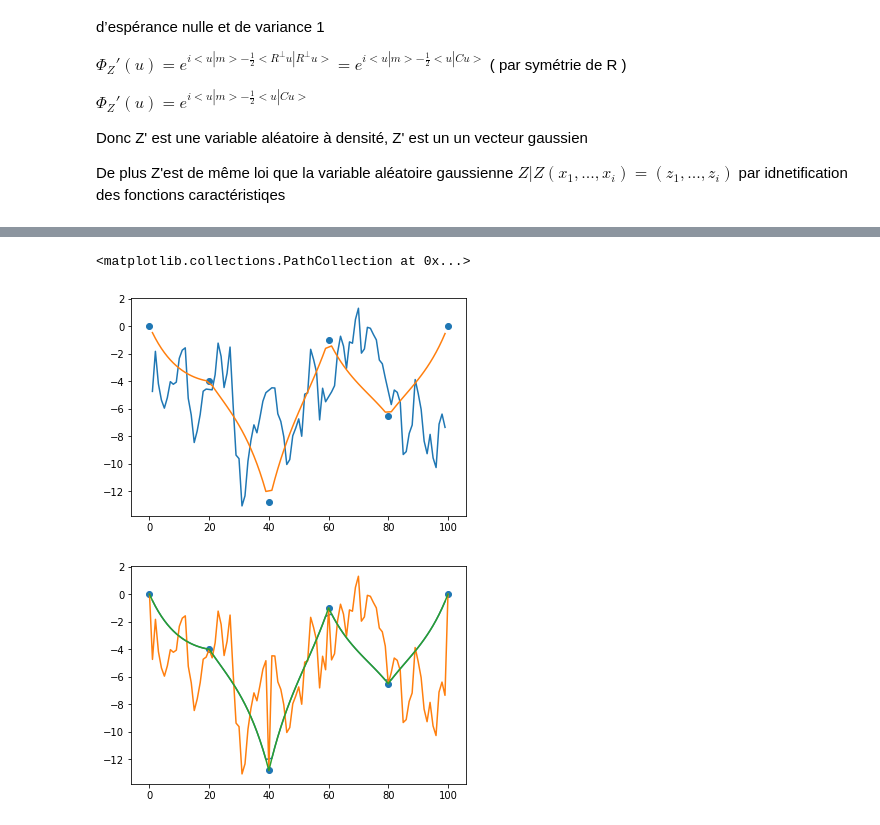
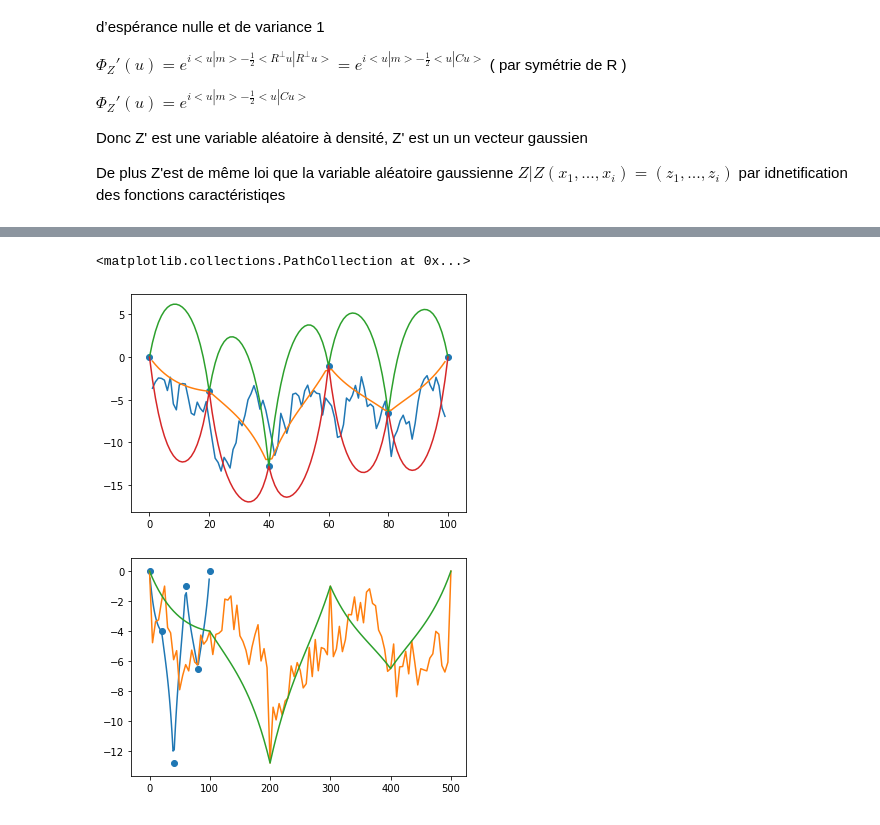
Before and after one commit to Gasp141/ProjetMaths3, a Jupyter notebook: ProjMaths3.ipynb, the cells around one changed output, grey strips where cells are left out. Drawn from its saved outputs; the diff is of its cells as text; code cells hidden in the pictures.

```diff
--- a/ProjMaths3.ipynb
+++ b/ProjMaths3.ipynb
@@ -86,12 +105,12 @@ rows = np.array(unknown_indexes, dtype=np.intp)
 columns = np.array(unknown_indexes, dtype=np.intp)
 covar_unk_unk = covar[rows[:, np.newaxis], columns]
 
-rows = np.array(unknown_indexes, dtype=np.intp)
-columns = np.array(observation_indexes, dtype=np.intp)
+columns = np.array(unknown_indexes, dtype=np.intp)
+rows = np.array(observation_indexes, dtype=np.intp)
 covar_obs_unk= covar[rows[:, np.newaxis], columns]
 # %%
-esp_cond = np.array([mu for i in range(N - len(observation_indexes))]) +  covar_obs_unk @ np.linalg.inv(covar_obs_obs)@(np.array(depth) - [mu for i in range( len( observation_indexes)) ])
+esp_cond = np.array([mu for i in range(len(unknown_indexes))]) +  covar_obs_unk.transpose() @ np.linalg.inv(covar_obs_obs)@(np.array(depth) - [mu for i in range( len( observation_indexes)) ])
 # %%
-cov_cond = covar_unk_unk - covar_obs_unk@np.linalg.inv(covar_obs_obs) @ covar_obs_unk.transpose()
+cov_cond = covar_unk_unk - covar_obs_unk.transpose()@np.linalg.inv(covar_obs_obs) @ covar_obs_unk
 # %%
-X=[ cov_cond[i,i] for i in range (len(cov_cond))]
+X=np.array([ cov_cond[i,i] for i in range (len(cov_cond))])
@@ -105,21 +129,24 @@ plt.plot(unknown_indexes,X)
 # %%
 L = np.linalg.cholesky(cov_cond)
+L = L.transpose()
+
 def simul( L ):
     f= lambda u,v : np.sqrt(-2*np.log(u))*np.cos(2*np.pi*v)
     g= lambda u,v : np.sqrt(-2*np.log(u))*np.sin(2*np.pi*v)
     Y = np.random.normal(0,1,len(unknown_indexes))
     Z = np.array([mu for i in range(len( unknown_indexes))])+ L@ Y
     return Z
 Z = simul(L)
 plt.plot(unknown_indexes,Z)
 
 
 plt.plot(unknown_indexes, esp_cond)
-
+plt.plot(builder(depth,observation_indexes,esp_cond+X,N))
+plt.plot(builder(depth,observation_indexes,esp_cond-X,N))
 plt.scatter(observation_indexes,depth)
 # %% [output]
 <matplotlib.collections.PathCollection at 0x...>
-[figure, old version]
+[figure, new version]
 # %%
 def builder(depth,observation_indexes, Z , N):
     prof = []
@@ -135,18 +162,17 @@ def builder(depth,observation_indexes, Z , N):
 prof = builder(depth, observation_indexes,Z,N)
 
 plt.plot(unknown_indexes, esp_cond)
-plt.plot(prof)
+plt.plot([i*Delta for i in range(N)],prof)
 plt.scatter(observation_indexes,depth)
-plt.plot(builder(depth,observation_indexes,esp_cond,N))
+plt.plot([i*Delta for i in range(N)],builder(depth,observation_indexes,esp_cond,N))
 
 def longueur ( prof, delta):
     S = 0
     for i in range(1,len(prof)):
         S+= np.sqrt(delta**2 +(prof[i]-prof[i-1])**2)
-        print(S)
     return S
 # %% [output]
-[figure, old version]
+[figure, new version]
 # %%
 def simul_N ( Number , Delta):
     length = []
```
Also changed, not shown: parts of 10 cells of this notebook.
